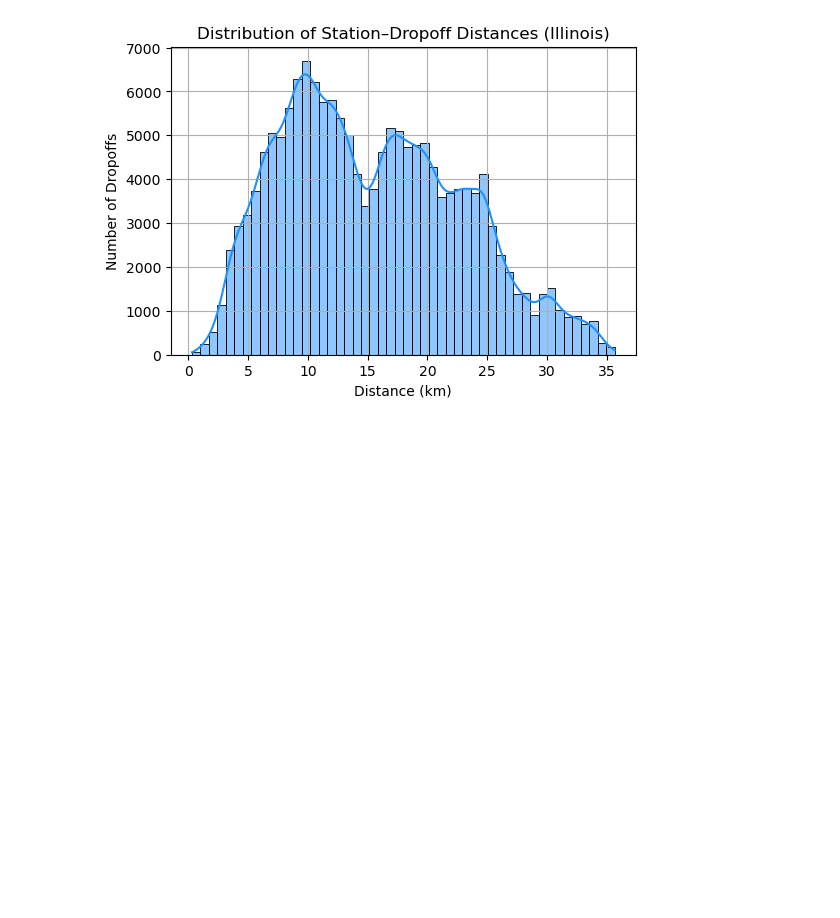
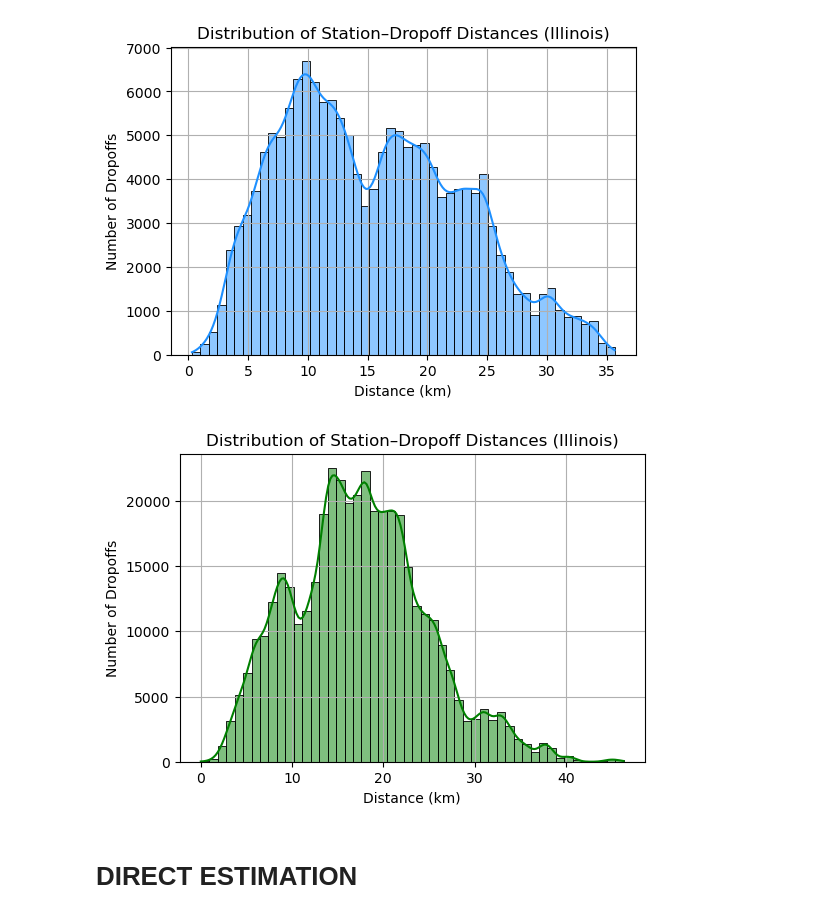
Before and after one commit to javad-e/delivery-tunnels, a Jupyter notebook: Gravity Model Calibration.ipynb, the cells around one changed output. Cells and saved outputs as stored; diff of their text form; code cells hidden in the pictures; blank space fills up the shorter version.

```diff
--- a/Gravity Model Calibration.ipynb
+++ b/Gravity Model Calibration.ipynb
@@ -466,5 +453,5 @@ lade_joined = pd.merge(lade_pickup, lade_delivery, how='inner', on=['accept_gps_
 # %%
-amazon_df = pd.read_csv('amazon_delivery.csv')[['Order_ID', 'Store_Latitude',
+amazon_df = pd.read_csv('../data/amazon_delivery.csv')[['Order_ID', 'Store_Latitude',
        'Store_Longitude', 'Drop_Latitude', 'Drop_Longitude', 'Order_Date',
        'Order_Time', 'Pickup_Time', 'Vehicle', 'Delivery_Time', 'Category']]
 amazon_df
@@ -975,6 +962,7 @@ def add_distances(df_exploded):
     return df
 
 df_illinois_dist = add_distances(df_illinois_exploded)
+df_california_dist = add_distances(df_california_exploded)
 
 plt.figure(figsize=(6, 4))
 sns.histplot(df_illinois_dist['distance_km'], bins=50, kde=True, color='dodgerblue')
@@ -985,3 +973,15 @@ plt.grid(True)
 plt.show()
 # %% [output]
 [figure]
+# %%
+plt.figure(figsize=(6, 4))
+sns.histplot(df_california_dist['distance_km'], bins=50, kde=True, color='green')
+plt.title('Distribution of Station–Dropoff Distances (Illinois)')
+plt.xlabel('Distance (km)')
+plt.ylabel('Number of Dropoffs')
+plt.grid(True)
+plt.show()
+# %% [output]
+[figure, added]
+# %% [markdown]
+# **DIRECT ESTIMATION**
```
Also changed, not shown: parts of 20 cells of this notebook.
